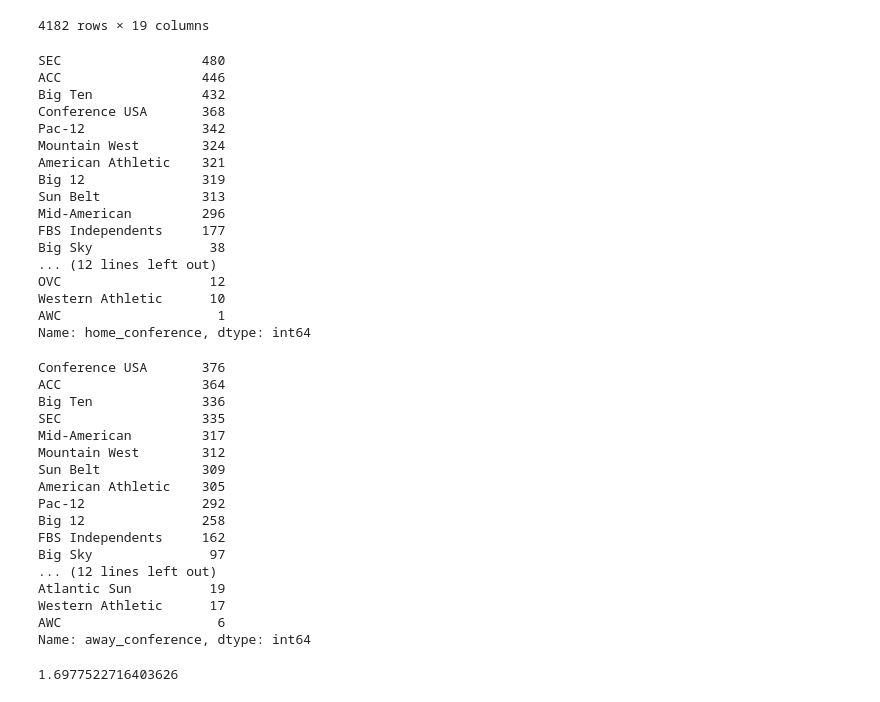
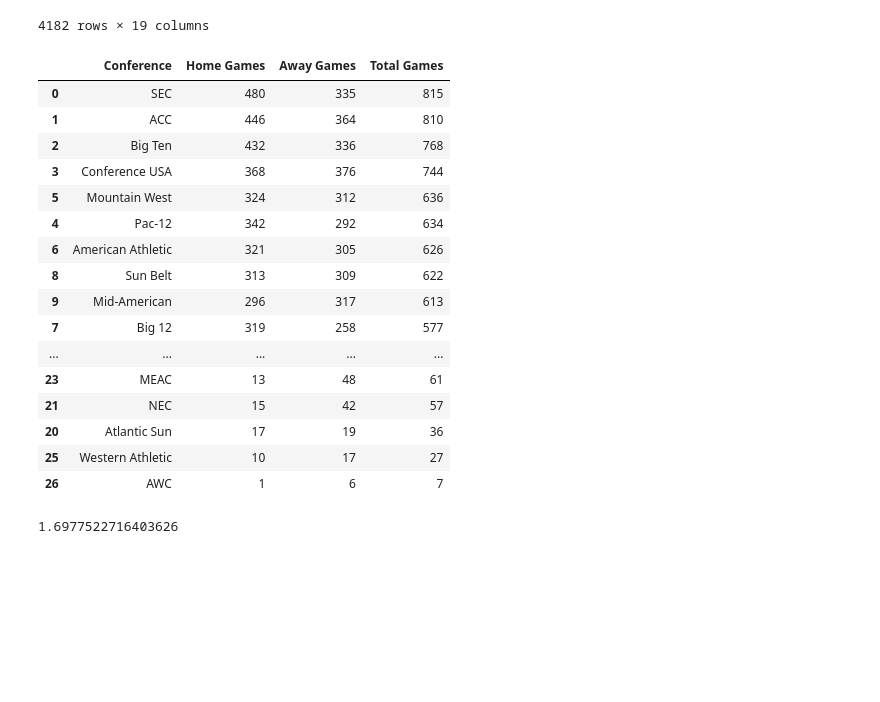
Before and after one commit to ajgrande615/DA9_CFB_Analysis, a Jupyter notebook: lines_data_ex.ipynb, the cells around one changed output. Saved outputs shown, nothing was run; the diff lists cells and outputs as text; code cells hidden in the pictures; blank space fills up the shorter version.

```diff
--- a/lines_data_ex.ipynb
+++ b/lines_data_ex.ipynb
@@ -68,45 +68,35 @@ lines
 | 4183 | 401404145 | 2022 | 15 | regular | 2022-12-10 | Army | FBS Independents | 20.0 | Navy | ... |
 4182 rows × 19 columns
 # %%
-lines['home_conference'].value_counts()
+home_games = lines['home_conference'].value_counts().reset_index()
+home_games.columns = ['Conference','Home Games']
-# %% [output]
-SEC                  480
-ACC                  446
-Big Ten              432
-Conference USA       368
-Pac-12               342
-Mountain West        324
-American Athletic    321
-Big 12               319
-Sun Belt             313
-Mid-American         296
-FBS Independents     177
-Big Sky               38
-... (12 lines left out)
-OVC                   12
-Western Athletic      10
-AWC                    1
-Name: home_conference, dtype: int64
 # %%
-lines['away_conference'].value_counts()
+away_games = lines['away_conference'].value_counts().reset_index()
+away_games.columns = ['Conference','Away Games']
-# %% [output]
-Conference USA       376
-ACC                  364
-Big Ten              336
-SEC                  335
-Mid-American         317
-Mountain West        312
-Sun Belt             309
-American Athletic    305
-Pac-12               292
-Big 12               258
-FBS Independents     162
-Big Sky               97
-... (12 lines left out)
-Atlantic Sun          19
-Western Athletic      17
-AWC                    6
-Name: away_conference, dtype: int64
+# %%
+games_count = pd.merge(home_games, away_games, on="Conference")
+# %%
+games_count['Total Games'] = games_count['Home Games'] + games_count['Away Games']
+# %%
+games_count.sort_values('Total Games', ascending=False)
+# %% [output]
+|  | Conference | Home Games | Away Games | Total Games |
+| 0 | SEC | 480 | 335 | 815 |
+| 1 | ACC | 446 | 364 | 810 |
+| 2 | Big Ten | 432 | 336 | 768 |
+| 3 | Conference USA | 368 | 376 | 744 |
+| 5 | Mountain West | 324 | 312 | 636 |
+| 4 | Pac-12 | 342 | 292 | 634 |
+| 6 | American Athletic | 321 | 305 | 626 |
+| 8 | Sun Belt | 313 | 309 | 622 |
+| 9 | Mid-American | 296 | 317 | 613 |
+| 7 | Big 12 | 319 | 258 | 577 |
+| ... | ... | ... | ... | ... |
+| 23 | MEAC | 13 | 48 | 61 |
+| 21 | NEC | 15 | 42 | 57 |
+| 20 | Atlantic Sun | 17 | 19 | 36 |
+| 25 | Western Athletic | 10 | 17 | 27 |
+| 26 | AWC | 1 | 6 | 7 |
 # %%
 # % of time vegas hits the spread exactly
 ((len(lines) - len(lines[lines['vegas_error']==0]))/len(lines)-1)*-1*100
```
Also changed, not shown: parts of 10 cells of this notebook, 6 other files.
